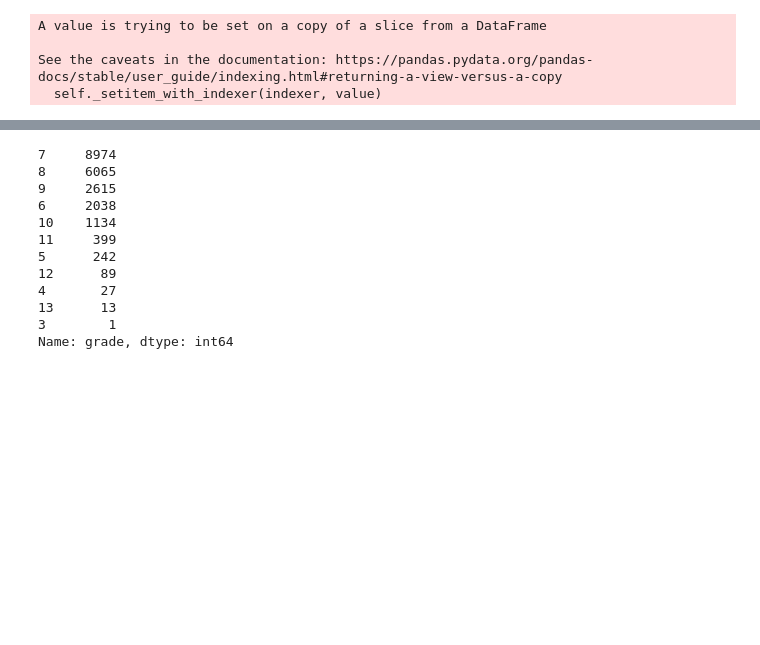
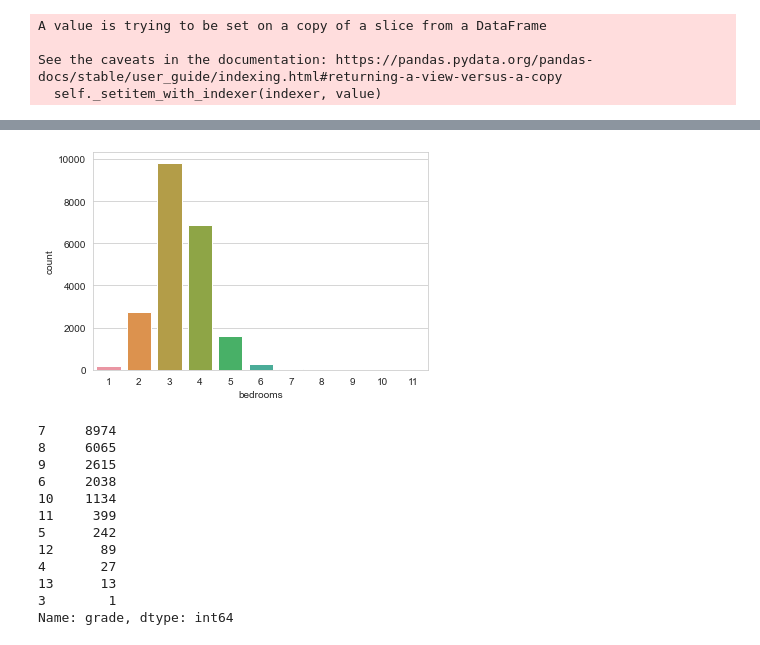
Before and after one commit to Asli0911/Deep-learning-Projects, a Jupyter notebook: Project1-House_Price_Est.ipynb, the cells around one changed output, grey strips where cells are left out. Saved outputs shown, nothing was run; the diff lists cells and outputs as text; code cells hidden in the pictures; blank space fills up the shorter version.

```diff
--- a/Project1-House_Price_Est.ipynb
+++ b/Project1-House_Price_Est.ipynb
@@ -155,6 +156,10 @@ long               -122.331
 sqft_living15          1330
 sqft_lot15             4700
 Name: 15856, dtype: object
+# %%
+sns.countplot(df.bedrooms);
+# %% [output]
+[figure, added]
 # %%
 df.grade.value_counts()
 # %% [output]
```
Also changed, not shown: parts of 56 cells of this notebook.
